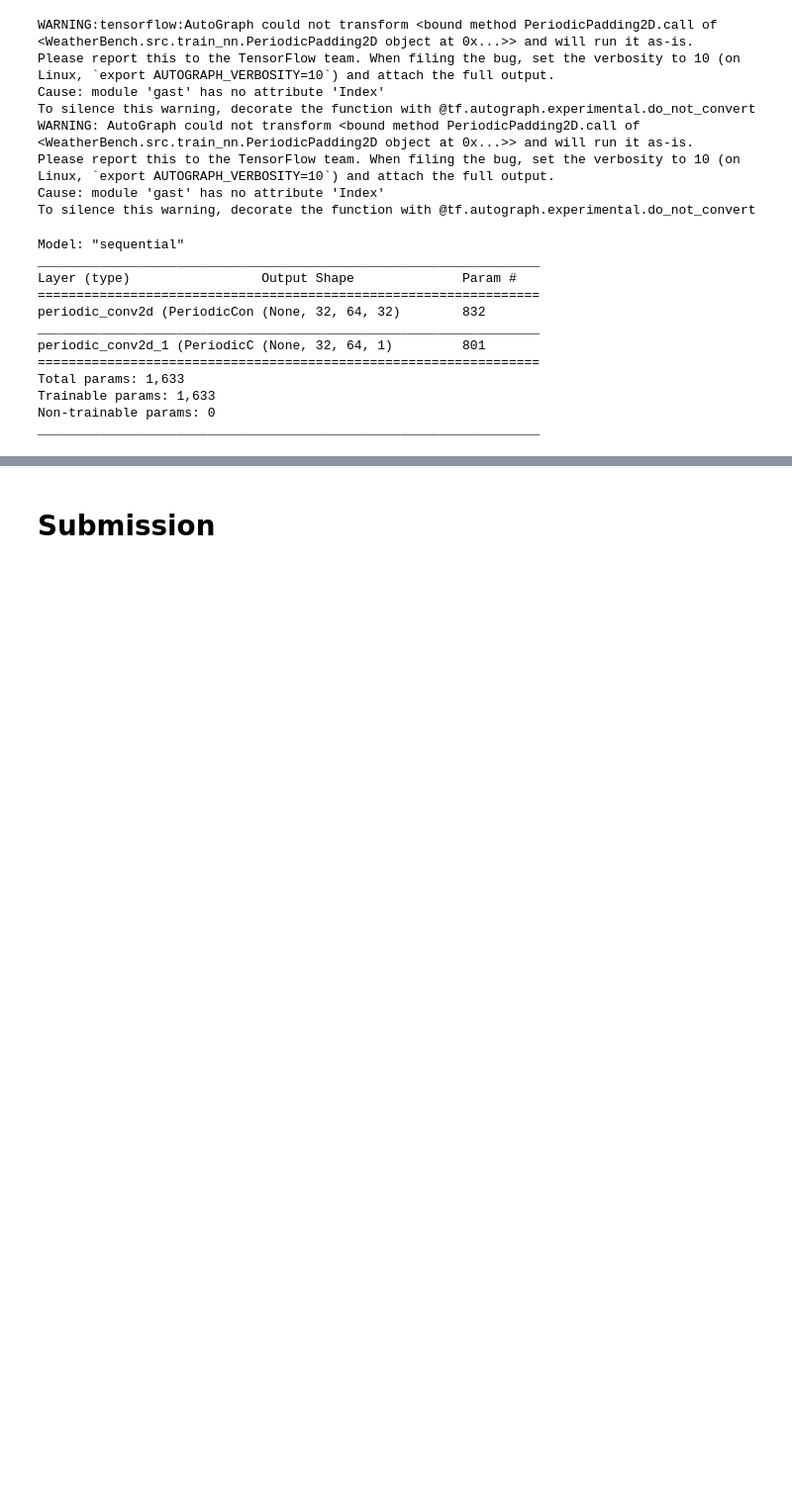
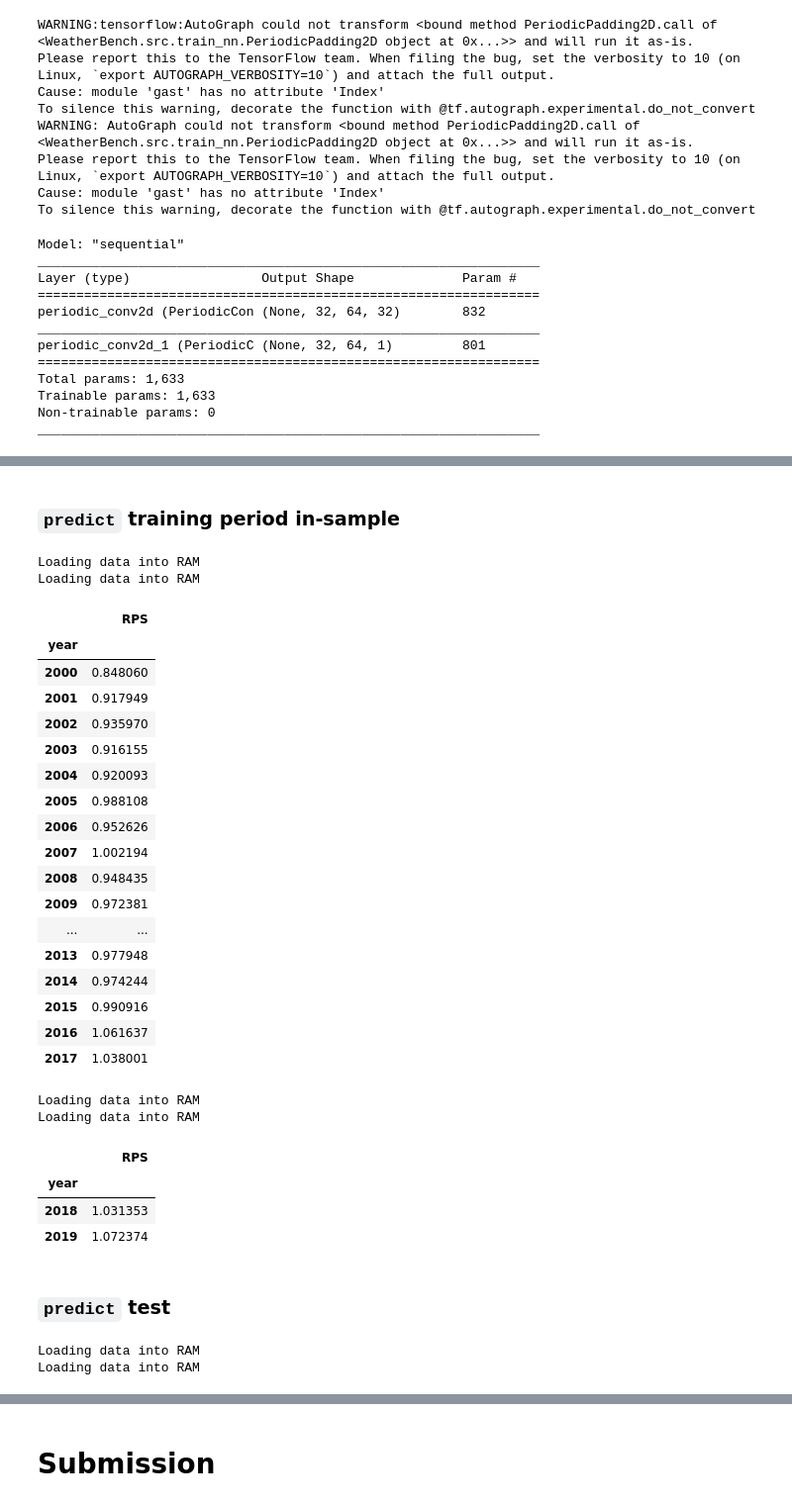
Before and after one commit to steidani/s2s-ai-challenge-kit-eth-ubern, a Jupyter notebook: notebooks/ML_train_and_predict.ipynb, the cells around one changed output, grey strips where cells are left out. Shown at 99% size. Cells and saved outputs as stored; diff of their text form; code cells hidden in the pictures; blank space fills up the shorter version.

Commit message:
clean notebooks, add RPS training, fix obs_p renku ds

```diff
--- a/notebooks/ML_train_and_predict.ipynb
+++ b/notebooks/ML_train_and_predict.ipynb
@@ -320,7 +321,7 @@ Epoch 3/3
 # %%
 from scripts import add_valid_time_from_forecast_reference_time_and_lead_time
 
-def create_predictions(model, dg, lead):
+def _create_predictions(model, dg, lead):
     """Create non-iterative predictions"""
     preds = model.predict(dg).squeeze()
     # Unnormalize
@@ -331,7 +332,7 @@ def create_predictions(model, dg, lead):
                     dims=['forecast_time', 'latitude', 'longitude','variable'],
                     coords={'forecast_time': dg.fct_data.forecast_time, 'latitude': dg.fct_data.latitude,
                             'longitude': dg.fct_data.longitude},
-                ).to_dataset()
+                ).to_dataset() # doesnt work yet
     else:
         da = xr.DataArray(
                     preds,
@@ -390,4 +353,4 @@ from scripts import make_probabilistic
 # %%
 cache_path='../data'
 tercile_file = f'{cache_path}/hindcast-like-observations_2000-2019_biweekly_tercile-edges.nc'
-tercile_edges = xr.open_dataset(tercile_file).rename({'weekofyear':'forecast_time'}).assign_coords(forecast_time=obs_2020.forecast_time)
+tercile_edges = xr.open_dataset(tercile_file)
@@ -398,0 +357,23 @@ submission = make_probabilistic(preds.expand_dims('realization'), tercile_edges,
+# %%
+# this is not useful but results have expected dimensions
+# actually train for each lead_time
+
+def create_predictions(cnn, fct, obs, time):
+    preds_test=[]
+    for lead in fct.lead_time:
+        dg = DataGenerator(fct.mean('realization').sel(forecast_time=time)[v],
+                           obs.sel(forecast_time=time)[v],
+                           lead_time=lead, batch_size=bs, mean=dg_train.fct_mean, std=dg_train.fct_std, shuffle=False)
+        preds_test.append(_create_predictions(cnn, dg, lead))
+    preds_test = xr.concat(preds_test, 'lead_time')
+    preds_test['lead_time'] = fct.lead_time
+    # add valid_time coord
+    preds_test = add_valid_time_from_forecast_reference_time_and_lead_time(preds_test)
+    preds_test = preds_test.to_dataset(name=v)
+    # add fake var
+    preds_test['tp'] = preds_test['t2m']
+    # make probabilistic
+    preds_test = make_probabilistic(preds_test.expand_dims('realization'), tercile_edges, mask=mask)
+    return preds_test
+# %% [markdown]
+### `predict` training period in-sample
@@ -398,0 +382,45 @@ submission = make_probabilistic(preds.expand_dims('realization'), tercile_edges,
+# %%
+preds_is = create_predictions(cnn, hind_2000_2019, obs_2000_2019, time=slice(time_train_start, time_train_end))
+# %% [output]
+Loading data into RAM
+Loading data into RAM
+# %%
+print_RPS_per_year(preds_is)
+# %% [output]
+|  | RPS |
+| year |  |
+| 2000 | 0.848060 |
+| 2001 | 0.917949 |
+| 2002 | 0.935970 |
+| 2003 | 0.916155 |
+| 2004 | 0.920093 |
+| 2005 | 0.988108 |
+| 2006 | 0.952626 |
+| 2007 | 1.002194 |
+| 2008 | 0.948435 |
+| 2009 | 0.972381 |
+| ... | ... |
+| 2013 | 0.977948 |
+| 2014 | 0.974244 |
+| 2015 | 0.990916 |
+| 2016 | 1.061637 |
+| 2017 | 1.038001 |
+# %%
+preds_os = create_predictions(cnn, hind_2000_2019, obs_2000_2019, time=slice(time_valid_start, time_valid_end))
+# %% [output]
+Loading data into RAM
+Loading data into RAM
+# %%
+print_RPS_per_year(preds_os)
+# %% [output]
+|  | RPS |
+| year |  |
+| 2018 | 1.031353 |
+| 2019 | 1.072374 |
+# %% [markdown]
+### `predict` test
+# %%
+preds_test = create_predictions(cnn, fct_2020, obs_2020, time=time_test)
+# %% [output]
+Loading data into RAM
+Loading data into RAM
```
Also changed, not shown: parts of 25 cells of this notebook, 3 other files.
